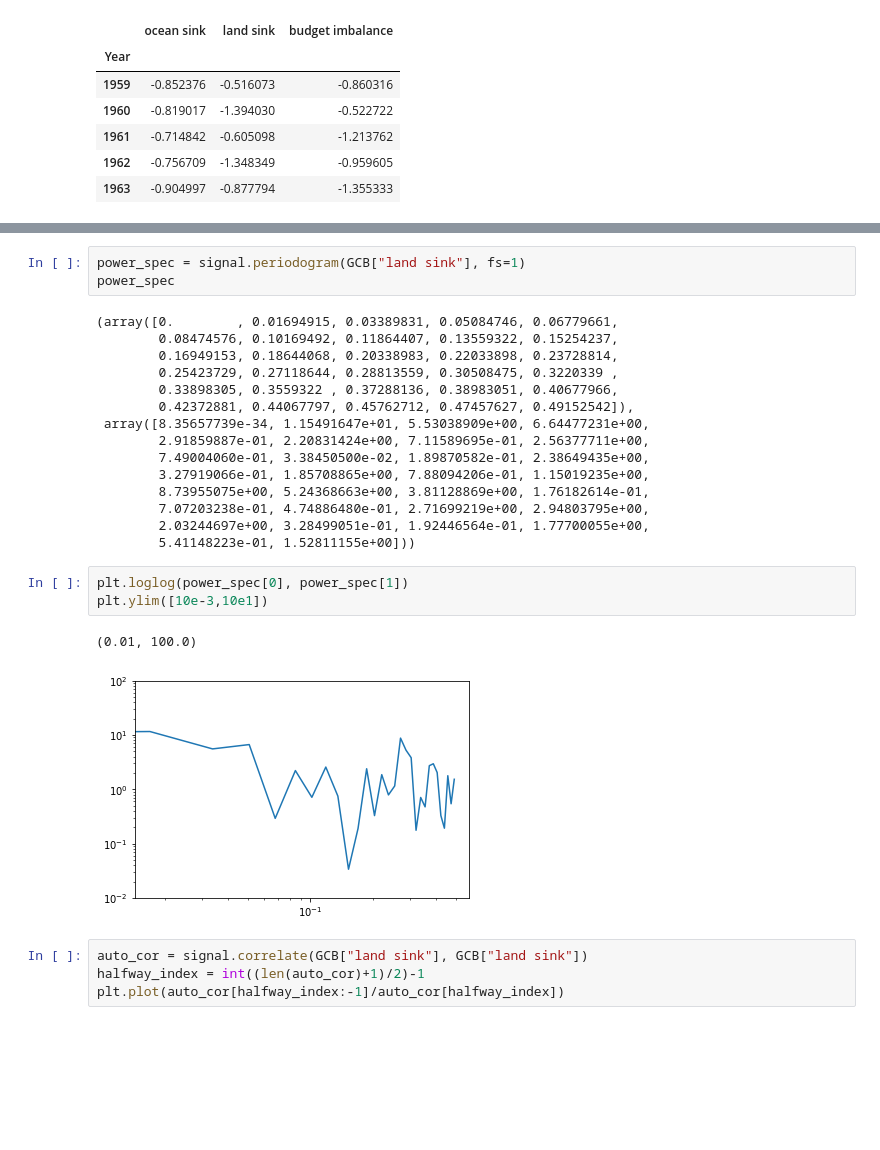
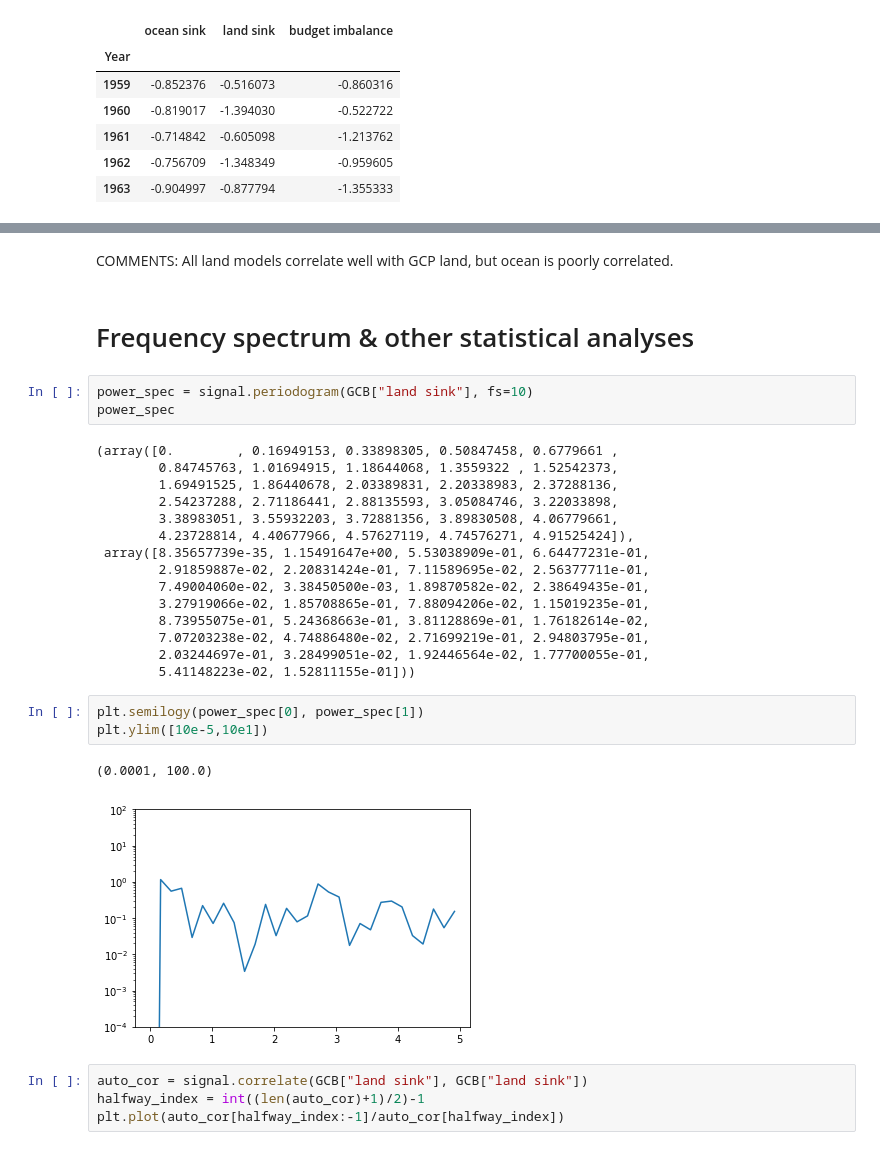
Before and after one commit to rursino/carbon-cycle-feedbacks, a Jupyter notebook: Peylin_flux/Notebooks/model_evaluation.ipynb, the cells around one changed output, grey strips where cells are left out. Drawn from its saved outputs; the diff is of its cells as text; blank space fills up the shorter version.

Commit message:
Model evaluation for rolling trend

```diff
--- a/Peylin_flux/Notebooks/model_evaluation.ipynb
+++ b/Peylin_flux/Notebooks/model_evaluation.ipynb
@@ -150,27 +196,31 @@ LinregressResult(slope=0.7654909291344756, intercept=0.7449810716426817, rvalue=
+# %% [markdown]
+COMMENTS: All land models correlate well with GCP land, but ocean is poorly correlated.
+# %% [markdown]
+# Frequency spectrum & other statistical analyses
 # %%
-power_spec = signal.periodogram(GCB["land sink"], fs=1)
+power_spec = signal.periodogram(GCB["land sink"], fs=10)
 power_spec
 # %% [output]
-(array([0.        , 0.01694915, 0.03389831, 0.05084746, 0.06779661,
-        0.08474576, 0.10169492, 0.11864407, 0.13559322, 0.15254237,
-        0.16949153, 0.18644068, 0.20338983, 0.22033898, 0.23728814,
-        0.25423729, 0.27118644, 0.28813559, 0.30508475, 0.3220339 ,
-        0.33898305, 0.3559322 , 0.37288136, 0.38983051, 0.40677966,
-        0.42372881, 0.44067797, 0.45762712, 0.47457627, 0.49152542]),
- array([8.35657739e-34, 1.15491647e+01, 5.53038909e+00, 6.64477231e+00,
-        2.91859887e-01, 2.20831424e+00, 7.11589695e-01, 2.56377711e+00,
-        7.49004060e-01, 3.38450500e-02, 1.89870582e-01, 2.38649435e+00,
-        3.27919066e-01, 1.85708865e+00, 7.88094206e-01, 1.15019235e+00,
-        8.73955075e+00, 5.24368663e+00, 3.81128869e+00, 1.76182614e-01,
-        7.07203238e-01, 4.74886480e-01, 2.71699219e+00, 2.94803795e+00,
-        2.03244697e+00, 3.28499051e-01, 1.92446564e-01, 1.77700055e+00,
-        5.41148223e-01, 1.52811155e+00]))
+(array([0.        , 0.16949153, 0.33898305, 0.50847458, 0.6779661 ,
+        0.84745763, 1.01694915, 1.18644068, 1.3559322 , 1.52542373,
+        1.69491525, 1.86440678, 2.03389831, 2.20338983, 2.37288136,
+        2.54237288, 2.71186441, 2.88135593, 3.05084746, 3.22033898,
+        3.38983051, 3.55932203, 3.72881356, 3.89830508, 4.06779661,
+        4.23728814, 4.40677966, 4.57627119, 4.74576271, 4.91525424]),
+ array([8.35657739e-35, 1.15491647e+00, 5.53038909e-01, 6.64477231e-01,
+        2.91859887e-02, 2.20831424e-01, 7.11589695e-02, 2.56377711e-01,
+        7.49004060e-02, 3.38450500e-03, 1.89870582e-02, 2.38649435e-01,
+        3.27919066e-02, 1.85708865e-01, 7.88094206e-02, 1.15019235e-01,
+        8.73955075e-01, 5.24368663e-01, 3.81128869e-01, 1.76182614e-02,
+        7.07203238e-02, 4.74886480e-02, 2.71699219e-01, 2.94803795e-01,
+        2.03244697e-01, 3.28499051e-02, 1.92446564e-02, 1.77700055e-01,
+        5.41148223e-02, 1.52811155e-01]))
 # %%
-plt.loglog(power_spec[0], power_spec[1])
-plt.ylim([10e-3,10e1])
+plt.semilogy(power_spec[0], power_spec[1])
+plt.ylim([10e-5,10e1])
 # %% [output]
-(0.01, 100.0)
+(0.0001, 100.0)
-[figure, old version]
+[figure, new version]
 # %%
 auto_cor = signal.correlate(GCB["land sink"], GCB["land sink"])
 halfway_index = int((len(auto_cor)+1)/2)-1
```
Also changed, not shown: parts of 14 cells of this notebook, 4 other files.
